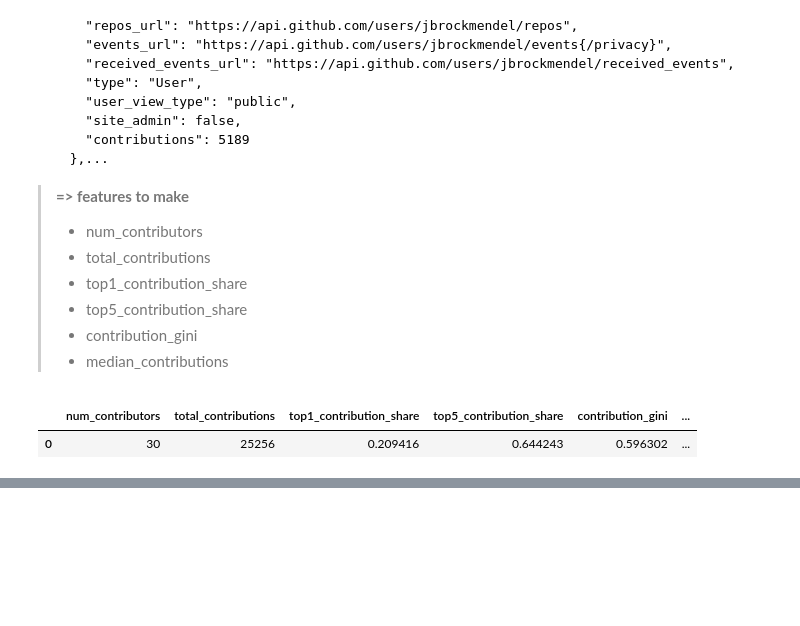
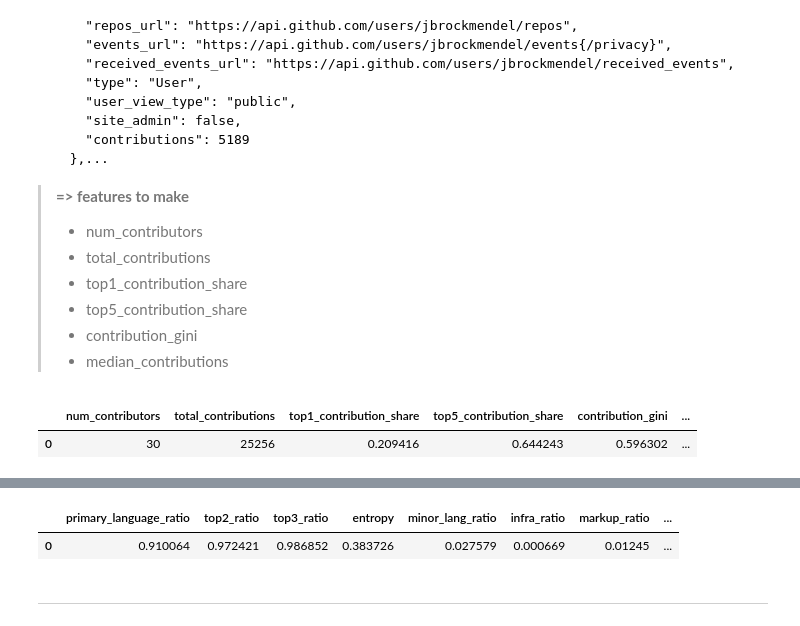
Before and after one commit to OpenSource-2026/oss-health-data, a Jupyter notebook: notebooks/data-extraction.ipynb, the cells around one changed output, grey strips where cells are left out. Saved outputs shown, nothing was run; the diff lists cells and outputs as text; code cells hidden in the pictures; blank space fills up the shorter version.

Commit message:
feat: add Language features

```diff
--- a/notebooks/data-extraction.ipynb
+++ b/notebooks/data-extraction.ipynb
@@ -849,0 +966,3 @@ contributor_features.to_csv("sample/contributor_features.csv", index=False)
+# %%
+language_features = make_language_features(df2)
+language_features.to_csv("sample/language_features.csv", index=False)
@@ -849,0 +977,7 @@ contributor_features.to_csv("sample/contributor_features.csv", index=False)
+# %%
+language_features
+# %% [output]
+|  | primary_language_ratio | top2_ratio | top3_ratio | entropy | minor_lang_ratio | infra_ratio | markup_ratio | ... |
+| 0 | 0.910064 | 0.972421 | 0.986852 | 0.383726 | 0.027579 | 0.000669 | 0.01245 | ... |
+# %% [markdown]
+---
```
Also changed, not shown: parts of 4 cells of this notebook.
